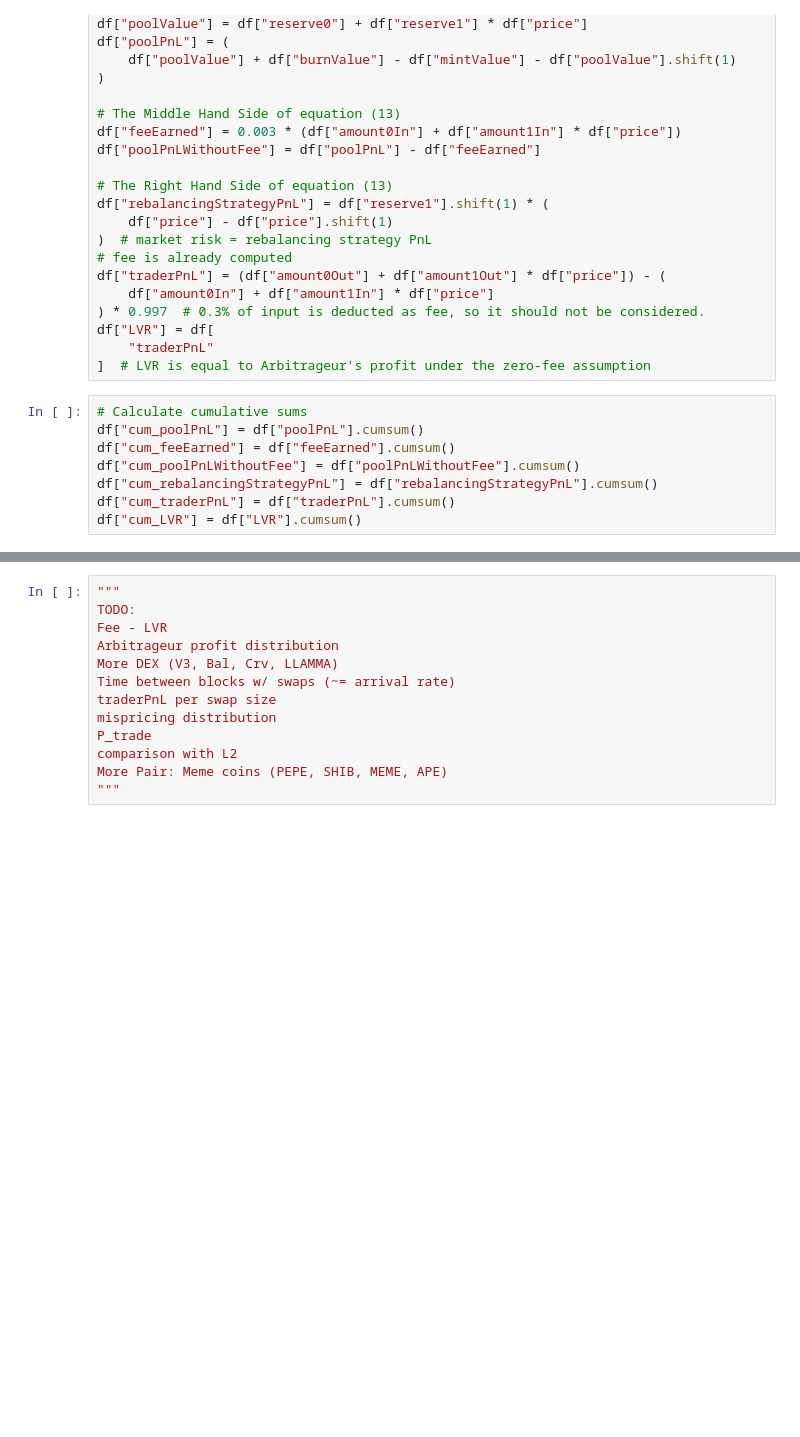
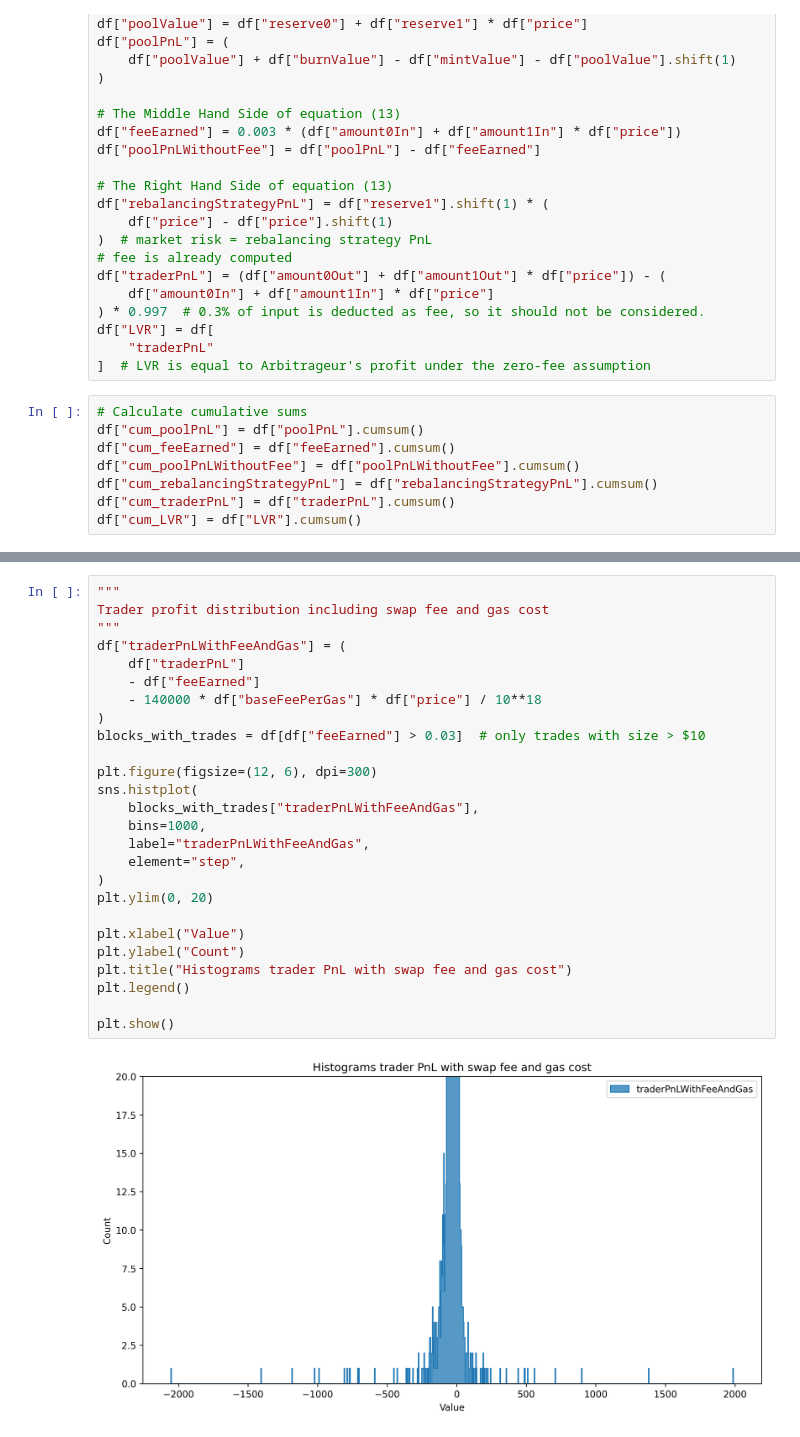
Before and after one commit to kosunghun317/orakle_amm, a Jupyter notebook: reproduce_MMRZ.ipynb, the cells around one changed output, grey strips where cells are left out. Saved outputs shown, nothing was run; the diff lists cells and outputs as text; blank space fills up the shorter version.

```diff
--- a/reproduce_MMRZ.ipynb
+++ b/reproduce_MMRZ.ipynb
@@ -186,13 +185,28 @@ plt.show()
-# %%
-"""
-TODO:
-Fee - LVR
-Arbitrageur profit distribution
-More DEX (V3, Bal, Crv, LLAMMA)
-Time between blocks w/ swaps (~= arrival rate)
-traderPnL per swap size
-mispricing distribution
-P_trade
-comparison with L2
-More Pair: Meme coins (PEPE, SHIB, MEME, APE)
-"""
+# %%
+"""
+Trader profit distribution including swap fee and gas cost
+"""
+df["traderPnLWithFeeAndGas"] = (
+    df["traderPnL"]
+    - df["feeEarned"]
+    - 140000 * df["baseFeePerGas"] * df["price"] / 10**18
+)
+blocks_with_trades = df[df["feeEarned"] > 0.03]  # only trades with size > $10
+
+plt.figure(figsize=(12, 6), dpi=300)
+sns.histplot(
+    blocks_with_trades["traderPnLWithFeeAndGas"],
+    bins=1000,
+    label="traderPnLWithFeeAndGas",
+    element="step",
+)
+plt.ylim(0, 20)
+
+plt.xlabel("Value")
+plt.ylabel("Count")
+plt.title("Histograms trader PnL with swap fee and gas cost")
+plt.legend()
+
+plt.show()
+# %% [output]
+[figure, added]
```
Also changed, not shown: parts of 8 cells of this notebook, 1 other file.
